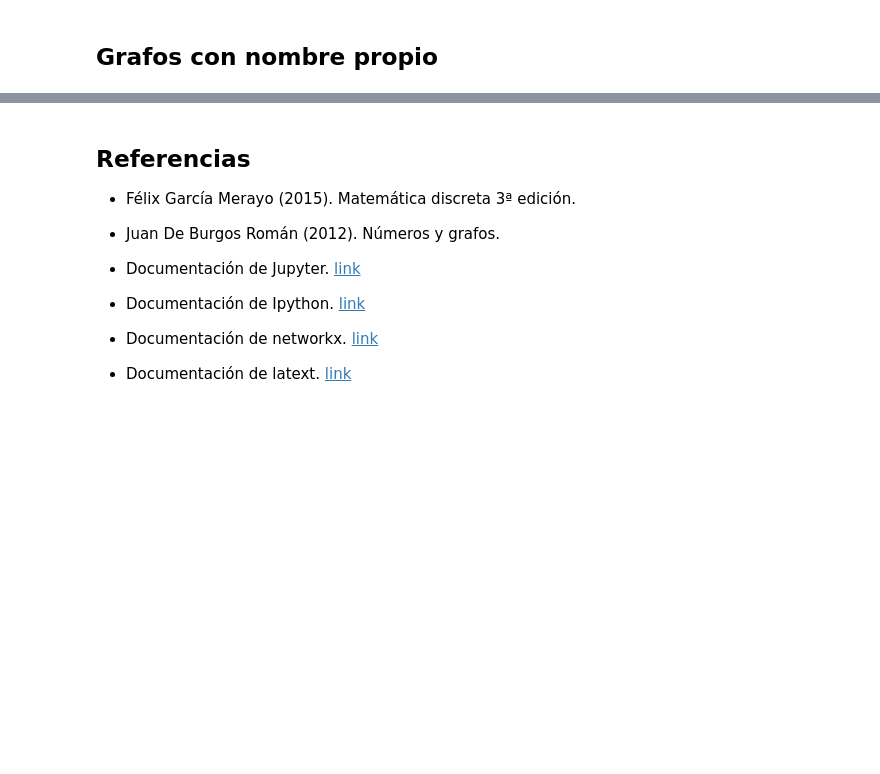
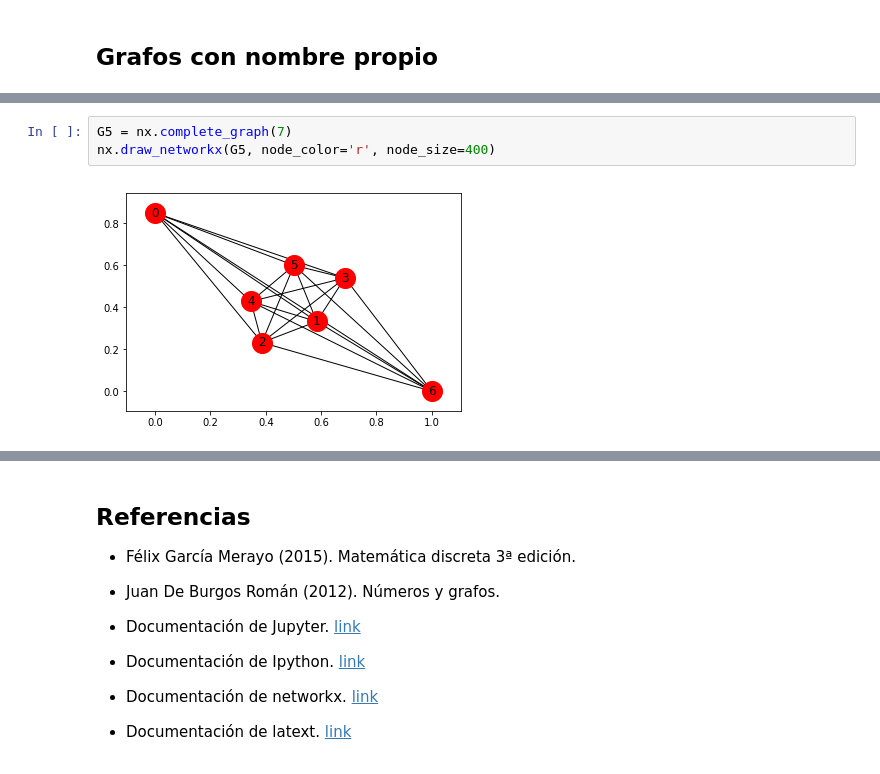
Before and after one commit to newrol/jupyterNotebooks-, a Jupyter notebook: matematicaDiscreta/grafos.ipynb, the cells around one changed output, grey strips where cells are left out. Drawn from its saved outputs; the diff is of its cells as text; blank space fills up the shorter version.

```diff
--- a/matematicaDiscreta/grafos.ipynb
+++ b/matematicaDiscreta/grafos.ipynb
@@ -198,0 +227,5 @@ Cuando se da esta situación decimos que $\ f $ es un **isomorfismo de grafos**
+# %%
+G5 = nx.complete_graph(7)
+nx.draw_networkx(G5, node_color='r', node_size=400)
+# %% [output]
+[figure, added]
```
Also changed, not shown: parts of 31 cells of this notebook.
